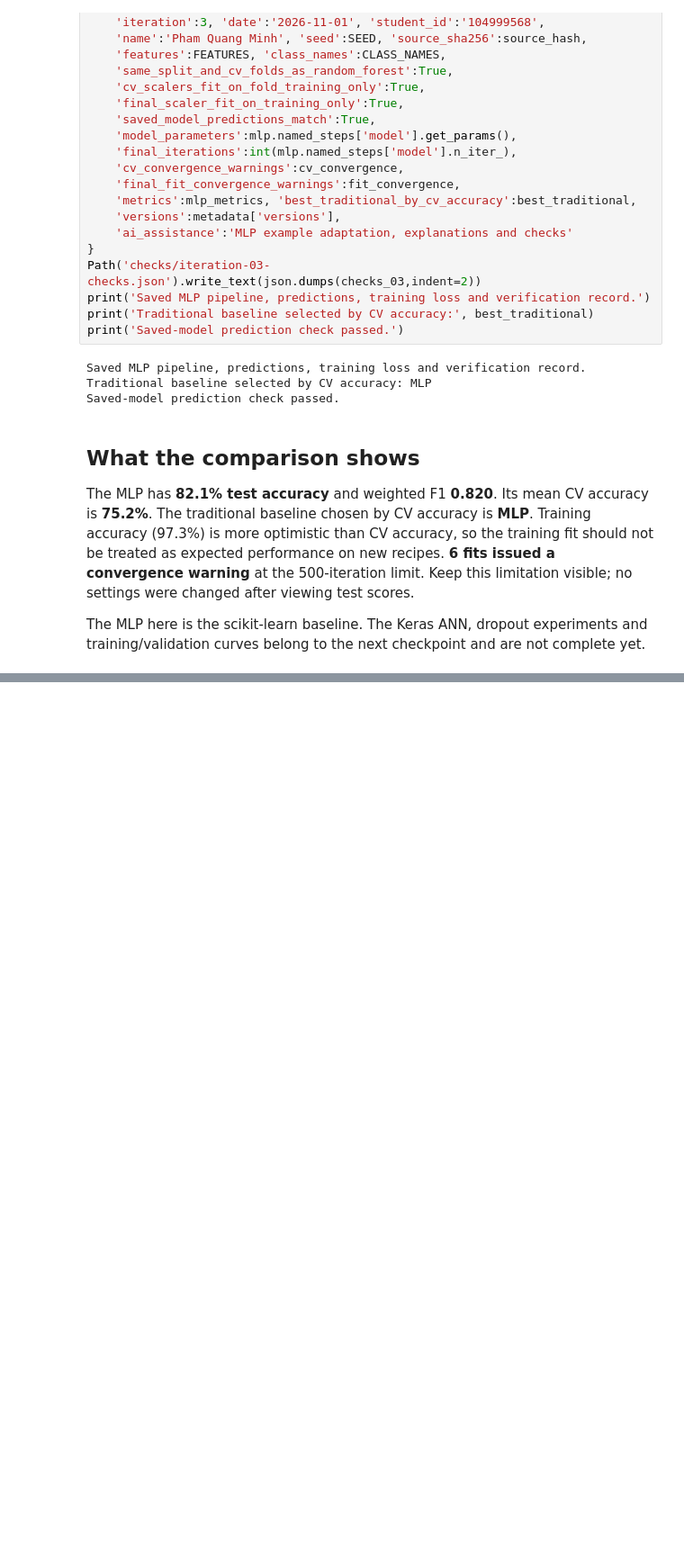
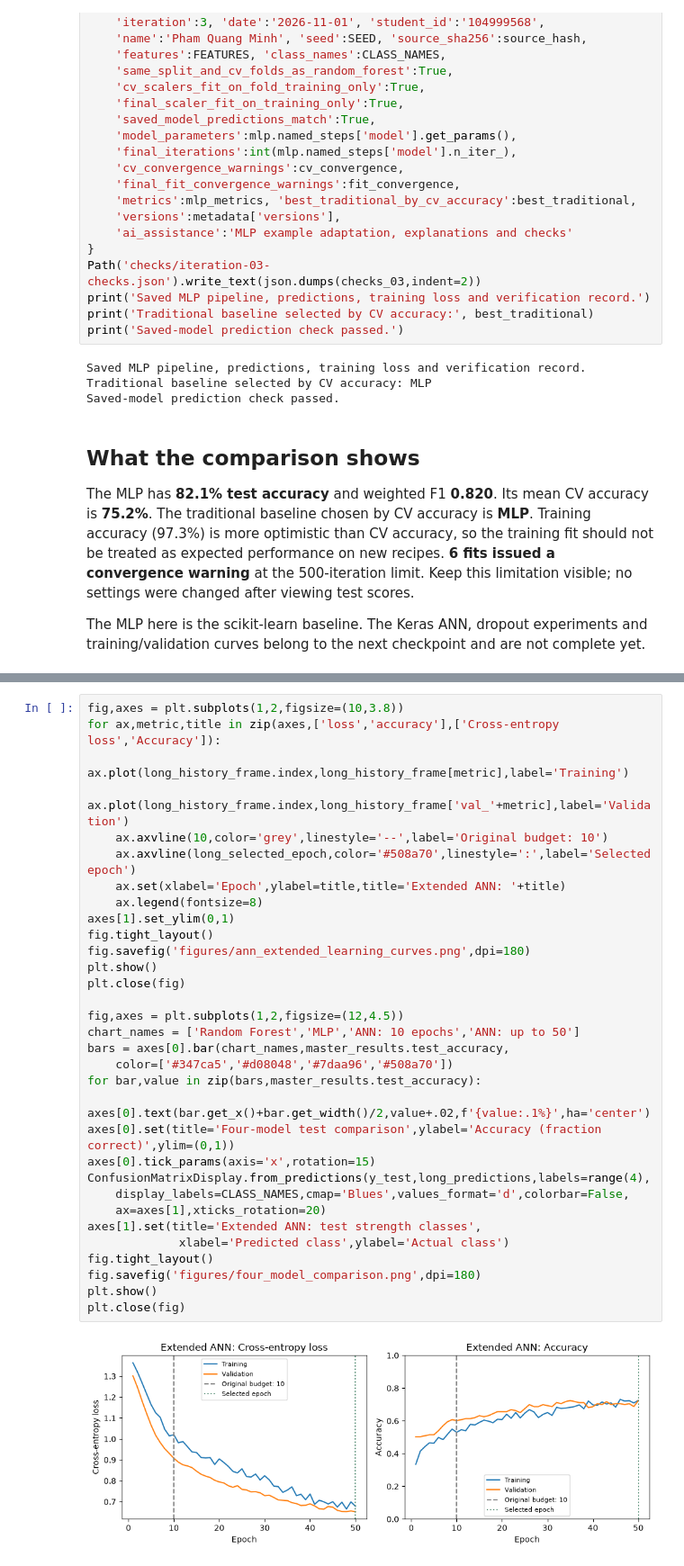
Before and after one commit to theh9j/COS40007, a Jupyter notebook: portfolio-3/Portfolio_Assessment_3_104999568_Pham_Quang_Minh.ipynb, the cells around one changed output, grey strips where cells are left out. Shown at 90% size. Drawn from its saved outputs; the diff is of its cells as text; blank space fills up the shorter version.

```diff
--- a/portfolio-3/Portfolio_Assessment_3_104999568_Pham_Quang_Minh.ipynb
+++ b/portfolio-3/Portfolio_Assessment_3_104999568_Pham_Quang_Minh.ipynb
@@ -441,0 +906,34 @@ Save the model and training history after actual training.
+# %%
+fig,axes = plt.subplots(1,2,figsize=(10,3.8))
+for ax,metric,title in zip(axes,['loss','accuracy'],['Cross-entropy loss','Accuracy']):
+    ax.plot(long_history_frame.index,long_history_frame[metric],label='Training')
+    ax.plot(long_history_frame.index,long_history_frame['val_'+metric],label='Validation')
+    ax.axvline(10,color='grey',linestyle='--',label='Original budget: 10')
+    ax.axvline(long_selected_epoch,color='#508a70',linestyle=':',label='Selected epoch')
+    ax.set(xlabel='Epoch',ylabel=title,title='Extended ANN: '+title)
+    ax.legend(fontsize=8)
+axes[1].set_ylim(0,1)
+fig.tight_layout()
+fig.savefig('figures/ann_extended_learning_curves.png',dpi=180)
+plt.show()
+plt.close(fig)
+
+fig,axes = plt.subplots(1,2,figsize=(12,4.5))
+chart_names = ['Random Forest','MLP','ANN: 10 epochs','ANN: up to 50']
+bars = axes[0].bar(chart_names,master_results.test_accuracy,
+    color=['#347ca5','#d08048','#7daa96','#508a70'])
+for bar,value in zip(bars,master_results.test_accuracy):
+    axes[0].text(bar.get_x()+bar.get_width()/2,value+.02,f'{value:.1%}',ha='center')
+axes[0].set(title='Four-model test comparison',ylabel='Accuracy (fraction correct)',ylim=(0,1))
+axes[0].tick_params(axis='x',rotation=15)
+ConfusionMatrixDisplay.from_predictions(y_test,long_predictions,labels=range(4),
+    display_labels=CLASS_NAMES,cmap='Blues',values_format='d',colorbar=False,
+    ax=axes[1],xticks_rotation=20)
+axes[1].set(title='Extended ANN: test strength classes',
+             xlabel='Predicted class',ylabel='Actual class')
+fig.tight_layout()
+fig.savefig('figures/four_model_comparison.png',dpi=180)
+plt.show()
+plt.close(fig)
+# %% [output]
+[figure, added]
```
Also changed, not shown: parts of 24 cells of this notebook, 27 other files.
